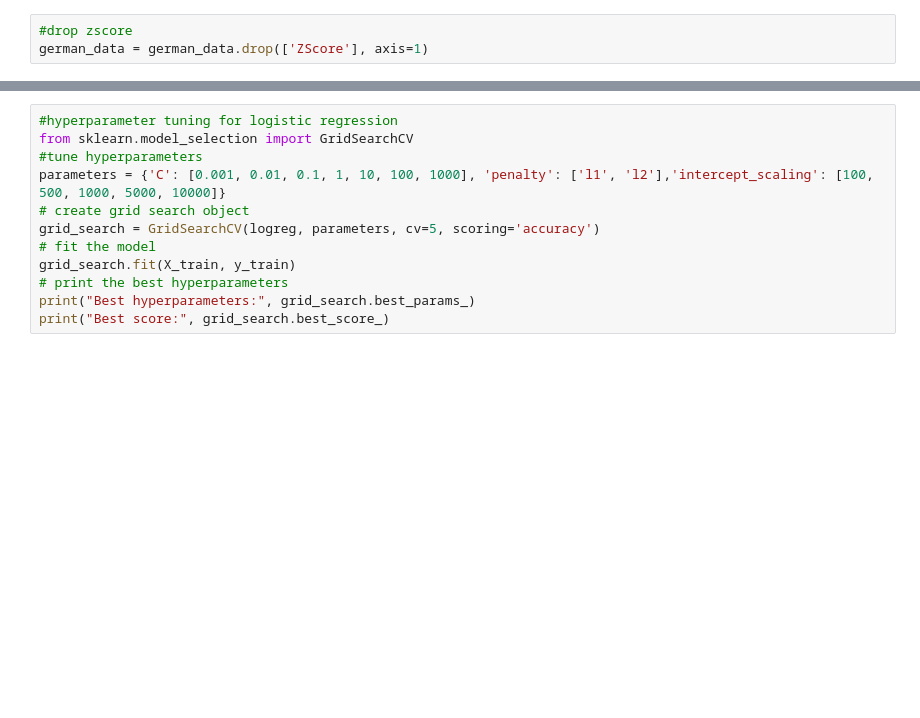
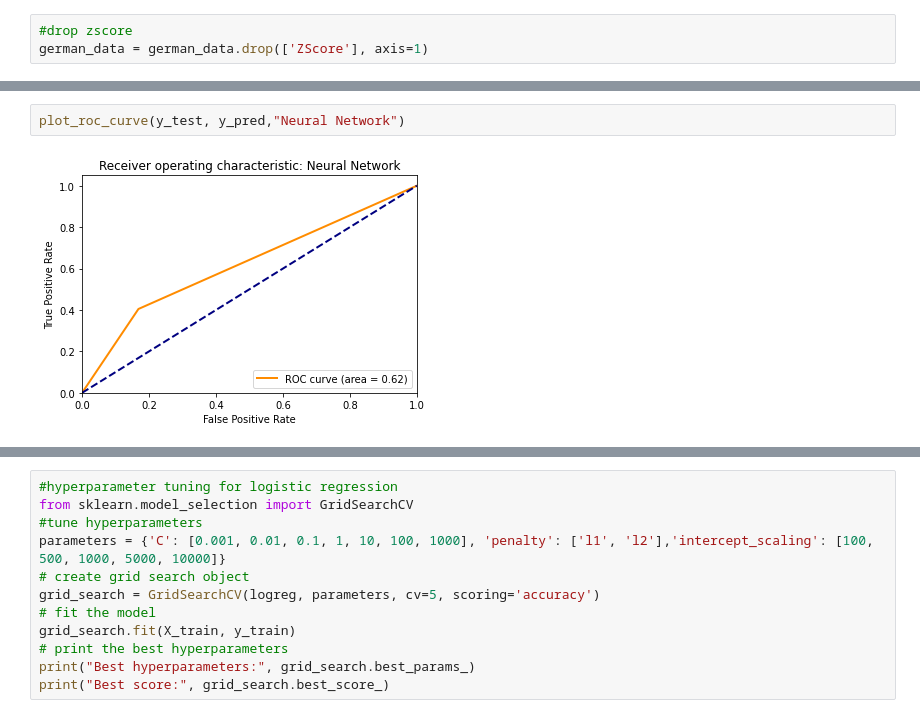
Before and after one commit to DanielGit4/AML, a Jupyter notebook: German_Credit_data/eda.ipynb, the cells around one changed output, grey strips where cells are left out. Drawn from its saved outputs; the diff is of its cells as text; blank space fills up the shorter version.

```diff
--- a/German_Credit_data/eda.ipynb
+++ b/German_Credit_data/eda.ipynb
@@ -344,0 +448,4 @@ fbeta score: 0.5137844611528822
+# %%
+plot_roc_curve(y_test, y_pred,"Neural Network")
+# %% [output]
+[figure, added]
```
Also changed, not shown: parts of 32 cells of this notebook.
